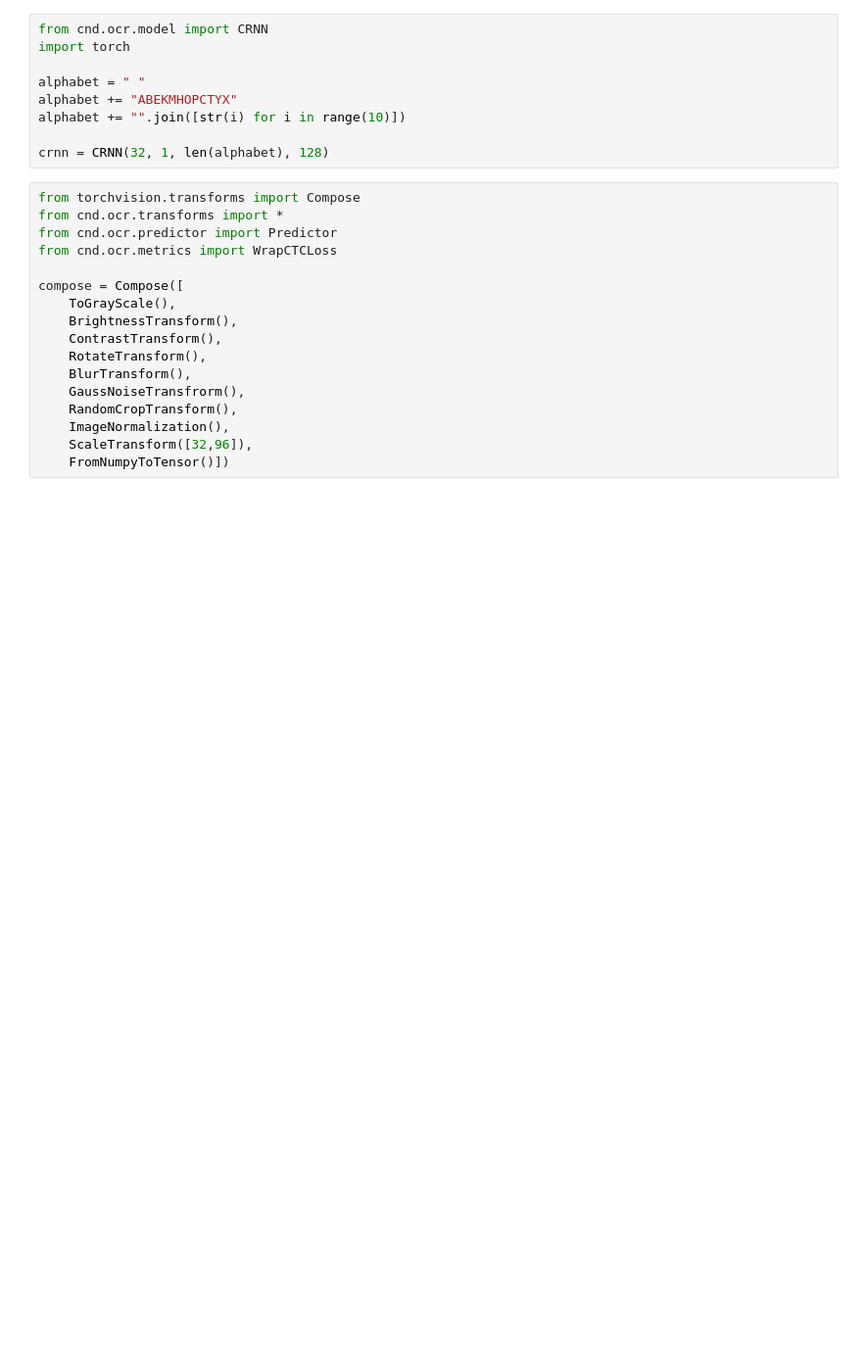
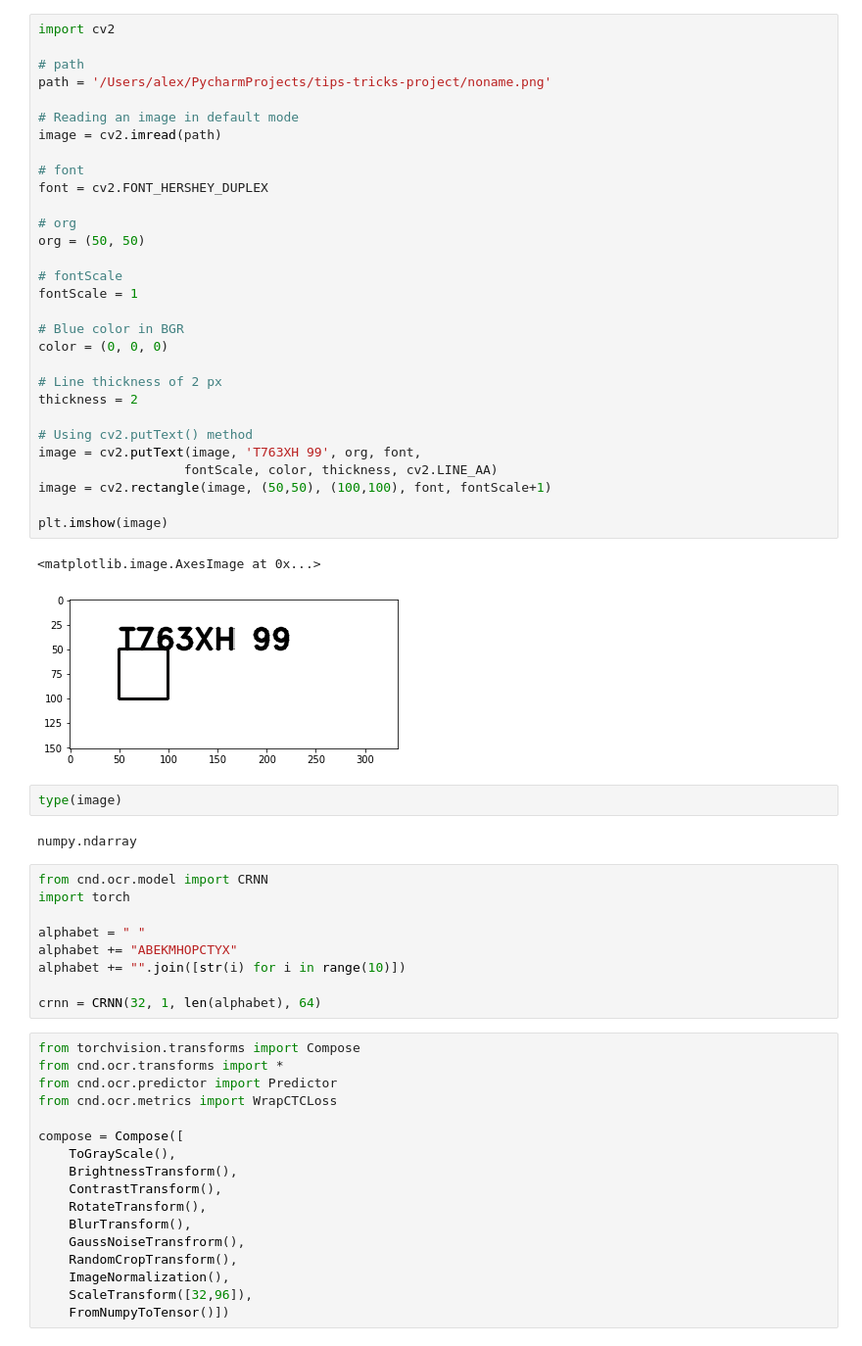
Before and after one commit to apugachev/tips-tricks-project, a Jupyter notebook: Untitled.ipynb, the cells around one changed output. Shown: that part at 98% size. Drawn from its saved outputs; the diff is of its cells as text; blank space fills up the shorter version.

```diff
--- a/Untitled.ipynb
+++ b/Untitled.ipynb
@@ -1,3 +69,40 @@
+# %%
+import cv2
+
+# path
+path = '/Users/alex/PycharmProjects/tips-tricks-project/noname.png'
+
+# Reading an image in default mode
+image = cv2.imread(path)
+
+# font
+font = cv2.FONT_HERSHEY_DUPLEX
+
+# org
+org = (50, 50)
+
+# fontScale
+fontScale = 1
+
+# Blue color in BGR
+color = (0, 0, 0)
+
+# Line thickness of 2 px
+thickness = 2
+
+# Using cv2.putText() method
+image = cv2.putText(image, 'T763XH 99', org, font,
+                   fontScale, color, thickness, cv2.LINE_AA)
+image = cv2.rectangle(image, (50,50), (100,100), font, fontScale+1)
+
+plt.imshow(image)
+# %% [output]
+<matplotlib.image.AxesImage at 0x...>
+[figure, added]
+# %%
+type(image)
+# %% [output]
+numpy.ndarray
 # %%
 from cnd.ocr.model import CRNN
 import torch
@@ -6,7 +111,7 @@ alphabet = " "
 alphabet += "ABEKMHOPCTYX"
 alphabet += "".join([str(i) for i in range(10)])
 
-crnn = CRNN(32, 1, len(alphabet), 128)
+crnn = CRNN(32, 1, len(alphabet), 64)
 # %%
 from torchvision.transforms import Compose
 from cnd.ocr.transforms import *
```
Also changed, not shown: parts of 11 cells of this notebook, 20 other files.
